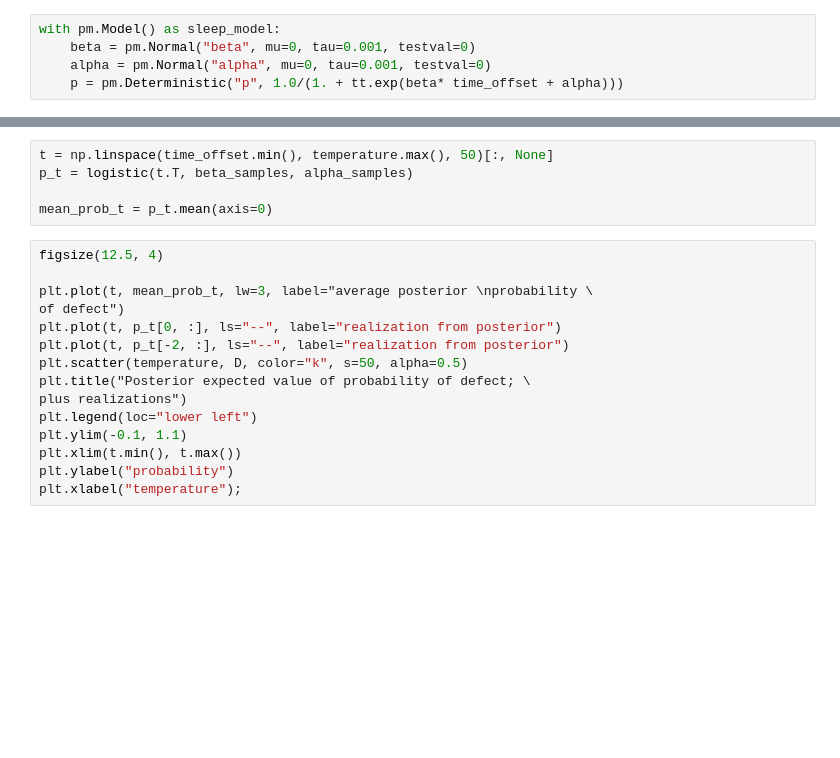
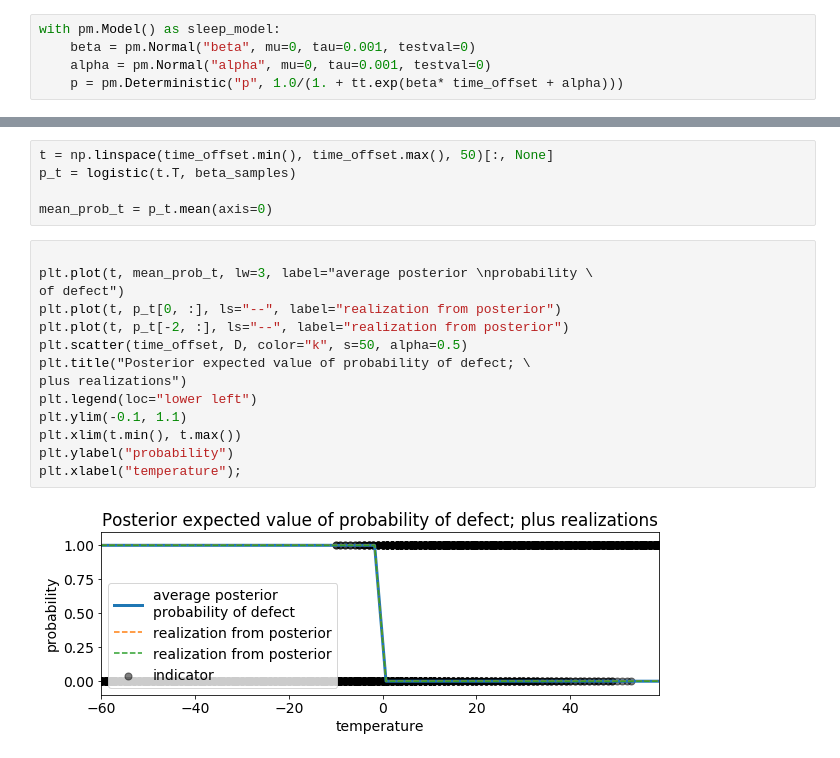
Before and after one commit to WillKoehrsen/eecs-491, a Jupyter notebook: assign/assign_1/assign_1.ipynb, the cells around one changed output, grey strips where cells are left out. Drawn from its saved outputs; the diff is of its cells as text; blank space fills up the shorter version.

```diff
--- a/assign/assign_1/assign_1.ipynb
+++ b/assign/assign_1/assign_1.ipynb
@@ -196,23 +196,24 @@ plt.legend();
 # %%
-t = np.linspace(time_offset.min(), temperature.max(), 50)[:, None]
-p_t = logistic(t.T, beta_samples, alpha_samples)
+t = np.linspace(time_offset.min(), time_offset.max(), 50)[:, None]
+p_t = logistic(t.T, beta_samples)
 
 mean_prob_t = p_t.mean(axis=0)
 # %%
-figsize(12.5, 4)
 
 plt.plot(t, mean_prob_t, lw=3, label="average posterior \nprobability \
 of defect")
 plt.plot(t, p_t[0, :], ls="--", label="realization from posterior")
 plt.plot(t, p_t[-2, :], ls="--", label="realization from posterior")
-plt.scatter(temperature, D, color="k", s=50, alpha=0.5)
+plt.scatter(time_offset, D, color="k", s=50, alpha=0.5)
 plt.title("Posterior expected value of probability of defect; \
 plus realizations")
 plt.legend(loc="lower left")
 plt.ylim(-0.1, 1.1)
 plt.xlim(t.min(), t.max())
 plt.ylabel("probability")
 plt.xlabel("temperature");
+# %% [output]
+[figure, added]
 # %%
 from scipy.stats.mstats import mquantiles
 
```
Also changed, not shown: parts of 16 cells of this notebook.
